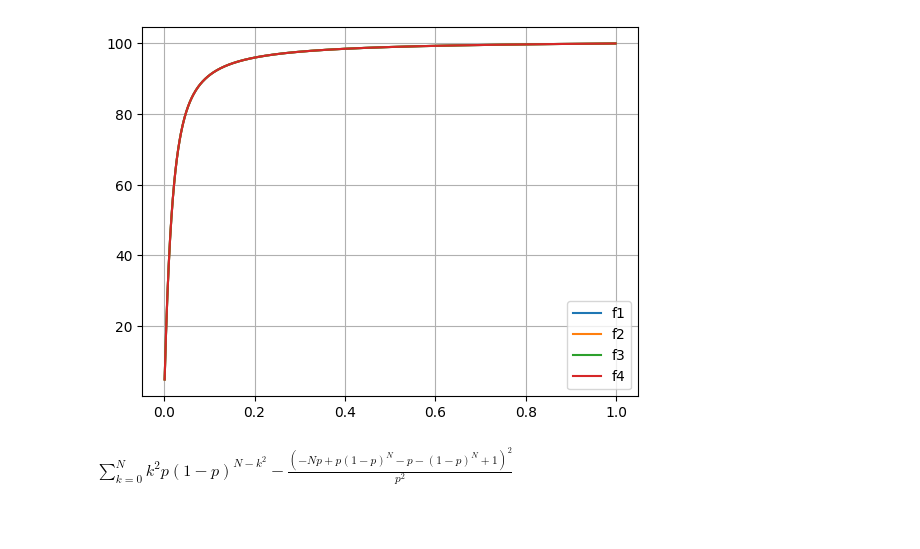
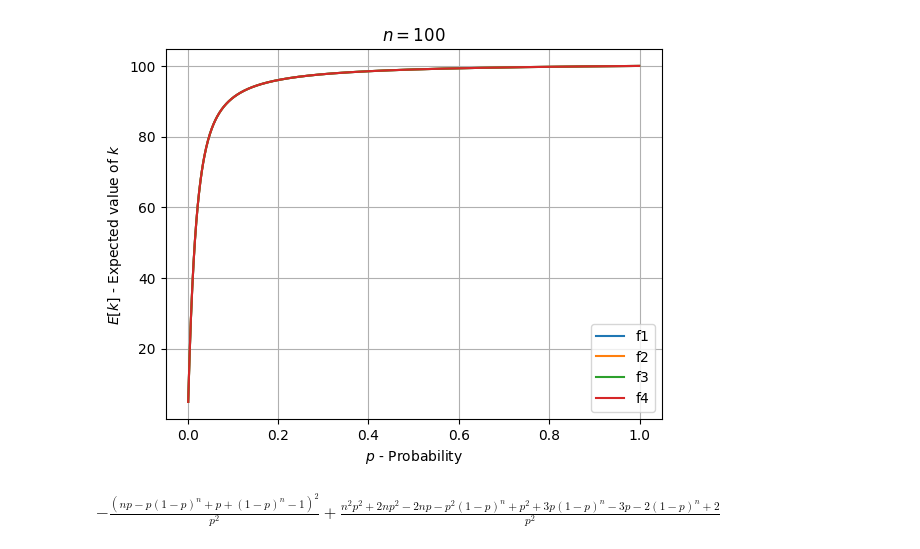
Before and after one commit to nunofachada/latas_probability, a Jupyter notebook: simplify.ipynb, the cells around one changed output. Saved outputs shown, nothing was run; the diff lists cells and outputs as text; code cells hidden in the pictures; blank space fills up the shorter version.

```diff
--- a/simplify.ipynb
+++ b/simplify.ipynb
@@ -29,3 +43,4 @@ f3 = N + ((1-p)**(N+1)-(1-p))/p
 # %%
-f4s = summation(k*p*(1-p)**(N-k), (k, 0, N))
-f4 = simplify(f4)
+f4s = summation(k * pmf, (k, 0, n))
+f4 = simplify(f4s)
+f4
@@ -32,20 +49,20 @@ f4 = simplify(f4)
 # %%
-fun1 = lambdify((p, N), f1)
-fun2 = lambdify((p, N), f2)
-fun3 = lambdify((p, N), f3)
-fun4 = lambdify((p, N), f4)
+fun1 = lambdify((p, n), f1)
+fun2 = lambdify((p, n), f2)
+fun3 = lambdify((p, n), f3)
+fun4 = lambdify((p, n), f4)
 
-fun1v = np.vectorize(fun1, excluded=['N'])
-fun2v = np.vectorize(fun2, excluded=['N'])
-fun3v = np.vectorize(fun3, excluded=['N'])
-fun4v = np.vectorize(fun4, excluded=['N'])
+fun1v = np.vectorize(fun1, excluded=['n'])
+fun2v = np.vectorize(fun2, excluded=['n'])
+fun3v = np.vectorize(fun3, excluded=['n'])
+fun4v = np.vectorize(fun4, excluded=['n'])
 # %%
-p_=0.7
-N_=100
-print(fun1(p_, N_))
-print(fun2(p_, N_))
-print(fun3(p_, N_))
-print(fun4(p_, N_))
+_p=0.7
+_n=100
+print(fun1(_p, _n))
+print(fun2(_p, _n))
+print(fun3(_p, _n))
+print(fun4(_p, _n))
 # %% [output]
 99.57142857142858
 99.57142857142856
@@ -54,24 +71,25 @@ print(fun4(p_, N_))
 # %%
 #plot(f2.subs(N, 100), (p, 0.1, 0.9)) #, ylim=(0, 100))
 
 ps = np.linspace(0.001,0.999,1000)
 fig, ax = plt.subplots()
-ax.plot(ps, fun1v(ps, N_), label='f1')
-ax.plot(ps, fun2v(ps, N_), label='f2')
-ax.plot(ps, fun3v(ps, N_), label='f3')
-ax.plot(ps, fun4v(ps, N_), label='f4')
+ax.plot(ps, fun1v(ps, _n), label='f1')
+ax.plot(ps, fun2v(ps, _n), label='f2')
+ax.plot(ps, fun3v(ps, _n), label='f3')
+ax.plot(ps, fun4v(ps, _n), label='f4')
 ax.legend()
+ax.set_xlabel("$p$ - Probability")
+ax.set_ylabel("$E[k]$ - Expected value of $k$")
+ax.set_title(f"$n={_n}$")
 ax.grid()
 # %% [output]
-[figure, old version]
+[figure, new version]
 # %%
 # Variance
-
-fv = summation((k**2)*p*(1-p)**(N-k**2), (k, 0, N))-f4s**2
-
+fv = summation((k**2)*p*(1-p)**(n-k), (k, 0, n))-f4s**2
 fv
 # %% [output]
-$\displaystyle \sum_{k=0}^{N} k^{2} p \left(1 - p\right)^{N - k^{2}} - \frac{\left(- N p + p \left(1 - p\right)^{N} - p - \left(1 - p\right)^{N} + 1\right)^{2}}{p^{2}}$
+$\displaystyle - \frac{\left(n p - p \left(1 - p\right)^{n} + p + \left(1 - p\right)^{n} - 1\right)^{2}}{p^{2}} + \frac{n^{2} p^{2} + 2 n p^{2} - 2 n p - p^{2} \left(1 - p\right)^{n} + p^{2} + 3 p \left(1 - p\right)^{n} - 3 p - 2 \left(1 - p\right)^{n} + 2}{p^{2}}$
 # %%
 simplify(fv)
 # %% [output]
```
Also changed, not shown: parts of 12 cells of this notebook, 3 other files.
